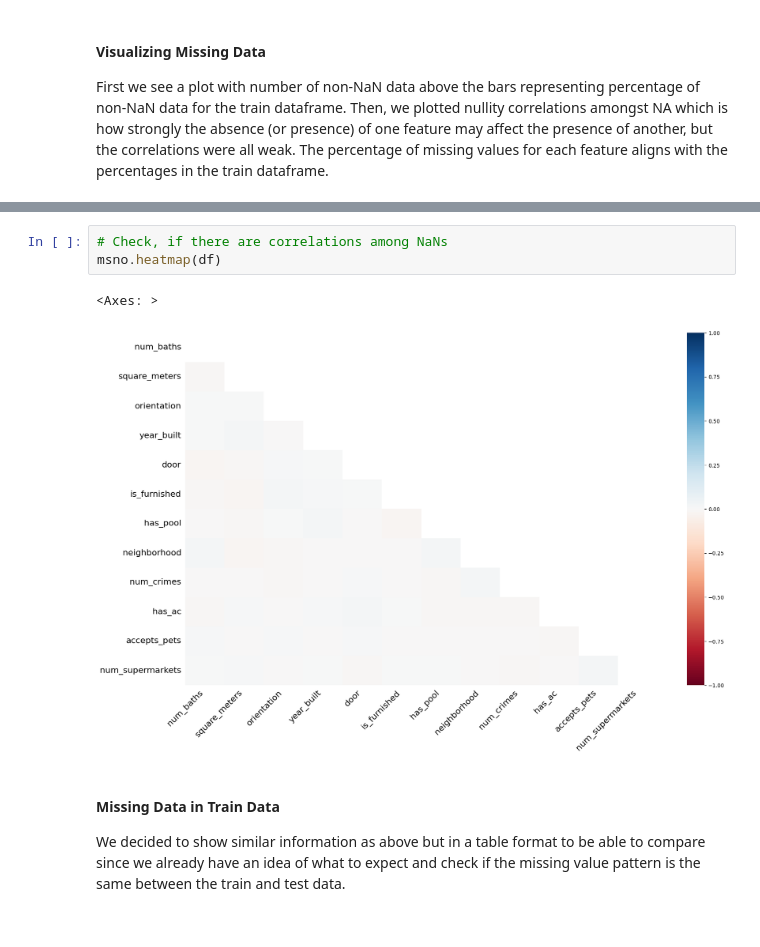
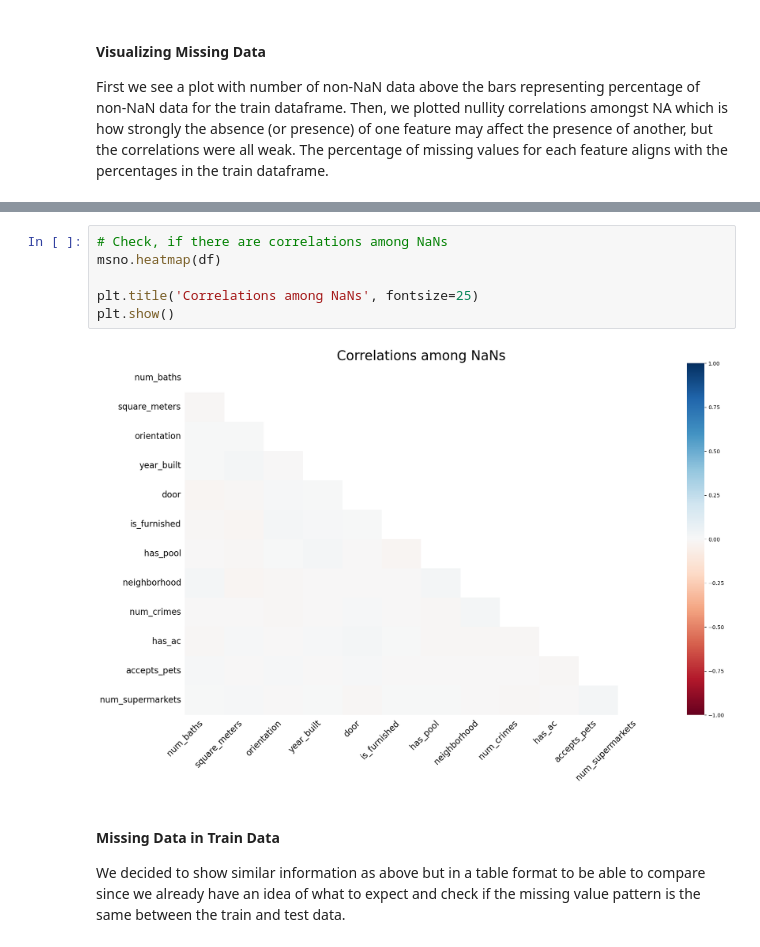
Before and after one commit to TatianaBakwenye/Barcelona-prices, a Jupyter notebook: Barcelona_Prices_Eixample.ipynb, the cells around one changed output, grey strips where cells are left out. Saved outputs shown, nothing was run; the diff lists cells and outputs as text.

Commit message:
Added title to the NaN plots

```diff
--- a/Barcelona_Prices_Eixample.ipynb
+++ b/Barcelona_Prices_Eixample.ipynb
@@ -120,9 +123,11 @@ msno.bar(df)
 # %%
 # Check, if there are correlations among NaNs
 msno.heatmap(df)
+
+plt.title('Correlations among NaNs', fontsize=25)
+plt.show()
 # %% [output]
-<Axes: >
-[figure, old version]
+[figure, new version]
 # %% [markdown]
 #### Missing Data in Train Data
 
```
Also changed, not shown: parts of 7 cells of this notebook.
